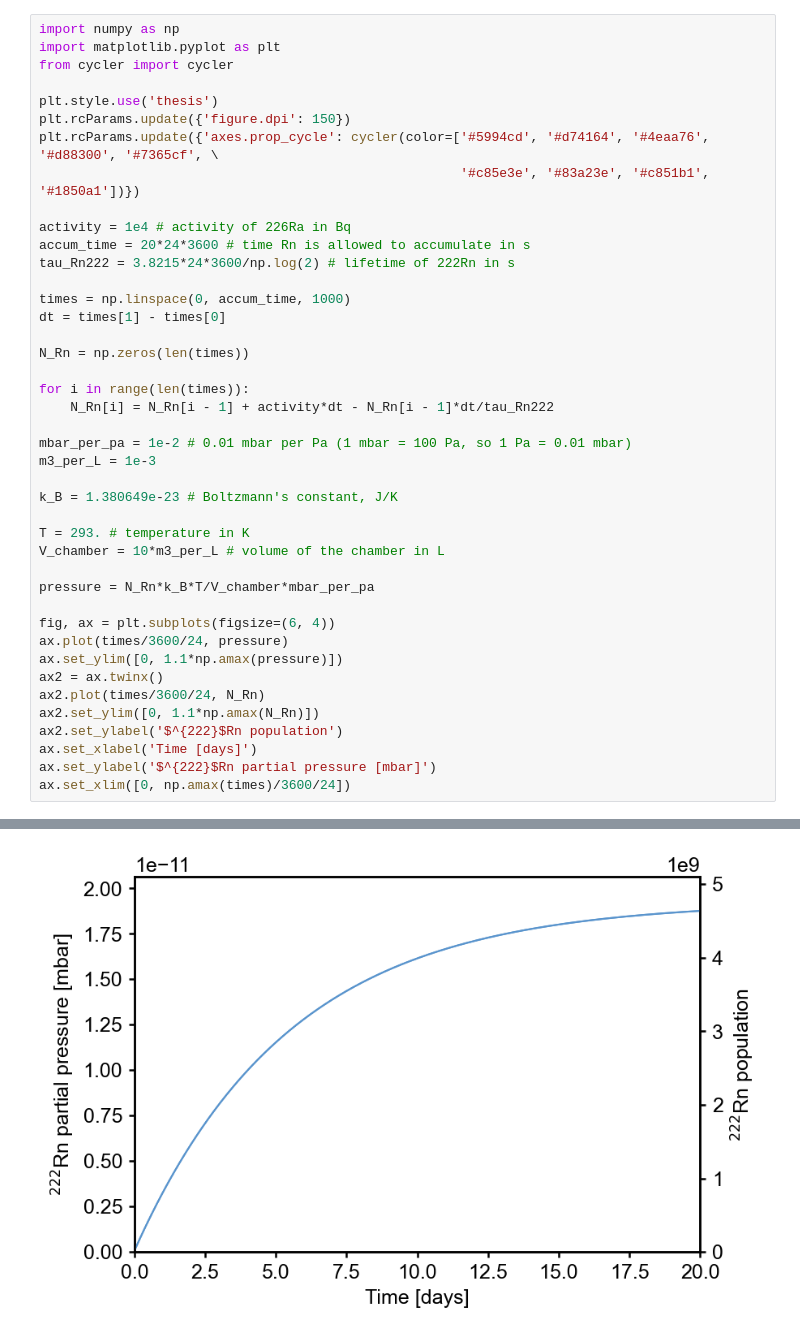
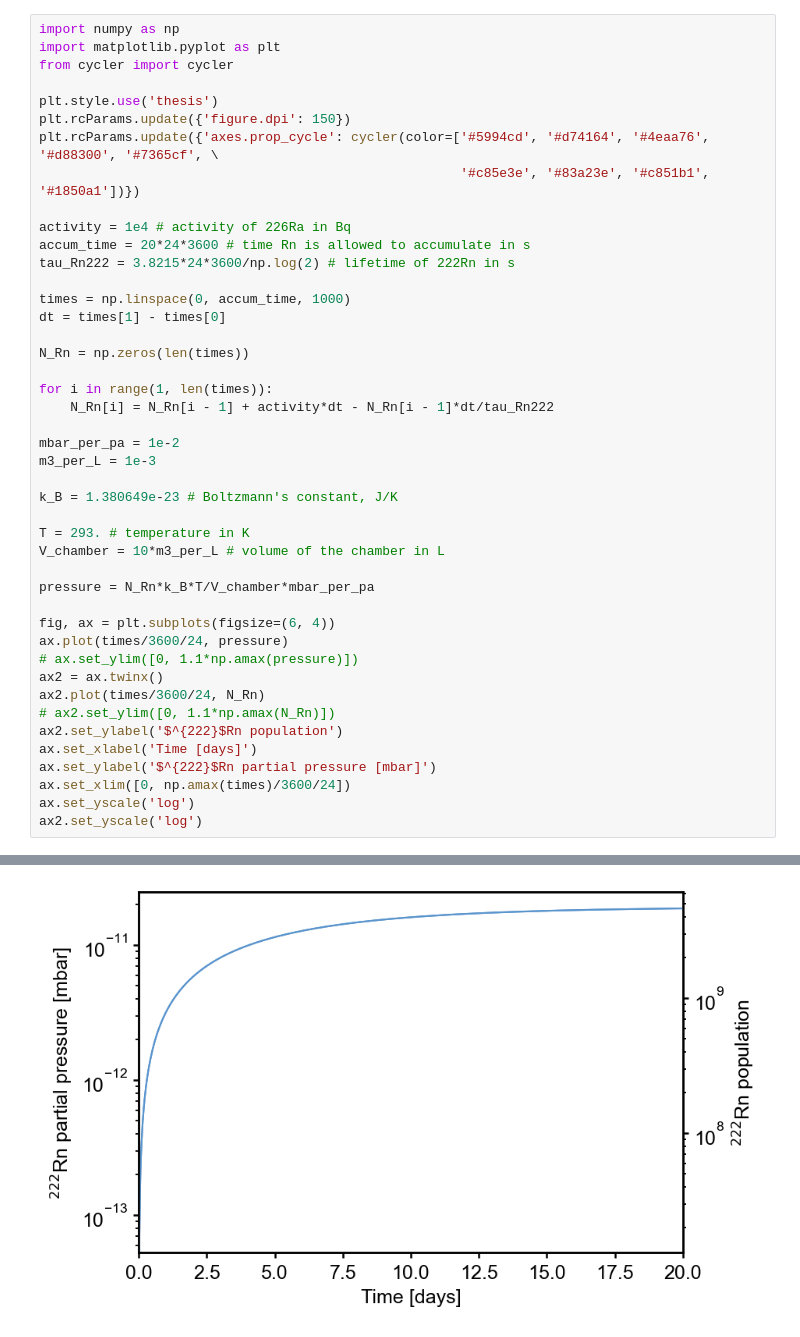
Before and after one commit to clarkehardy/nanospheres, a Jupyter notebook: radon_collisions.ipynb, the cells around one changed output, grey strips where cells are left out. Drawn from its saved outputs; the diff is of its cells as text.

```diff
--- a/radon_collisions.ipynb
+++ b/radon_collisions.ipynb
@@ -17,10 +17,10 @@ dt = times[1] - times[0]
 
 N_Rn = np.zeros(len(times))
 
-for i in range(len(times)):
+for i in range(1, len(times)):
     N_Rn[i] = N_Rn[i - 1] + activity*dt - N_Rn[i - 1]*dt/tau_Rn222
 
-mbar_per_pa = 1e-2 # 0.01 mbar per Pa (1 mbar = 100 Pa, so 1 Pa = 0.01 mbar)
+mbar_per_pa = 1e-2
 m3_per_L = 1e-3
 
 k_B = 1.380649e-23 # Boltzmann's constant, J/K
@@ -32,12 +32,14 @@ pressure = N_Rn*k_B*T/V_chamber*mbar_per_pa
 
 fig, ax = plt.subplots(figsize=(6, 4))
 ax.plot(times/3600/24, pressure)
-ax.set_ylim([0, 1.1*np.amax(pressure)])
+# ax.set_ylim([0, 1.1*np.amax(pressure)])
 ax2 = ax.twinx()
 ax2.plot(times/3600/24, N_Rn)
-ax2.set_ylim([0, 1.1*np.amax(N_Rn)])
+# ax2.set_ylim([0, 1.1*np.amax(N_Rn)])
 ax2.set_ylabel('$^{222}$Rn population')
 ax.set_xlabel('Time [days]')
 ax.set_ylabel('$^{222}$Rn partial pressure [mbar]')
 ax.set_xlim([0, np.amax(times)/3600/24])
+ax.set_yscale('log')
+ax2.set_yscale('log')
 # %% [output]
@@ -45 +46 @@ ax.set_xlim([0, np.amax(times)/3600/24])
-[figure, old version]
+[figure, new version]
```
Also changed, not shown: parts of 1 cell of this notebook, 6 other files.
